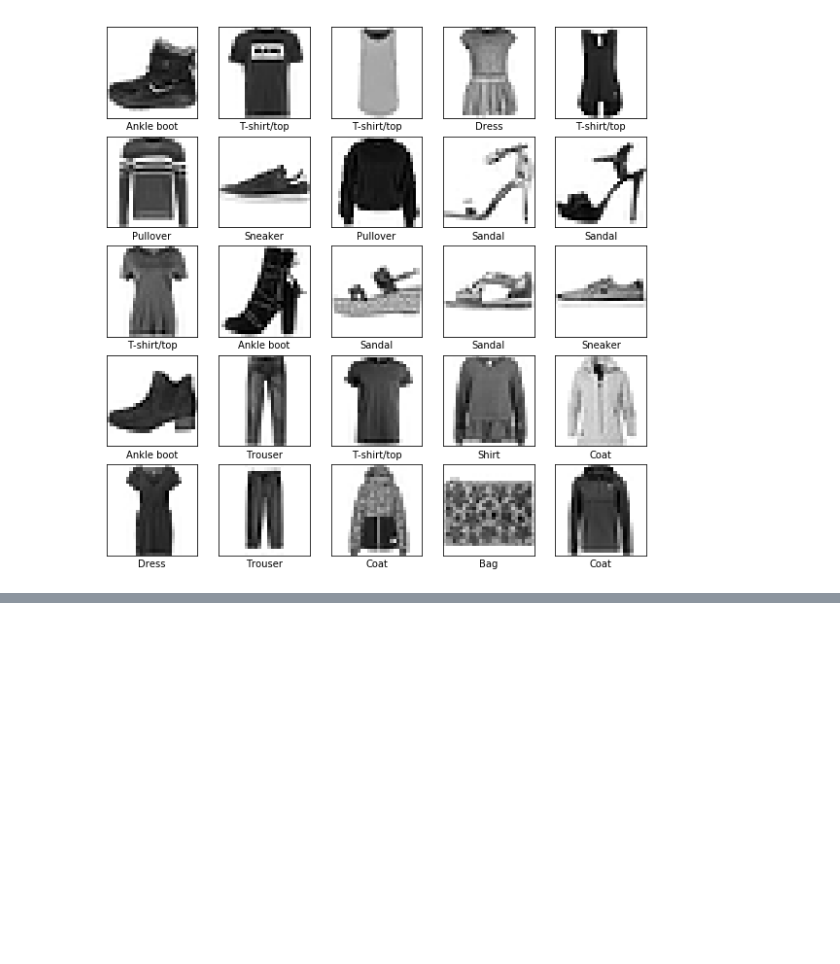
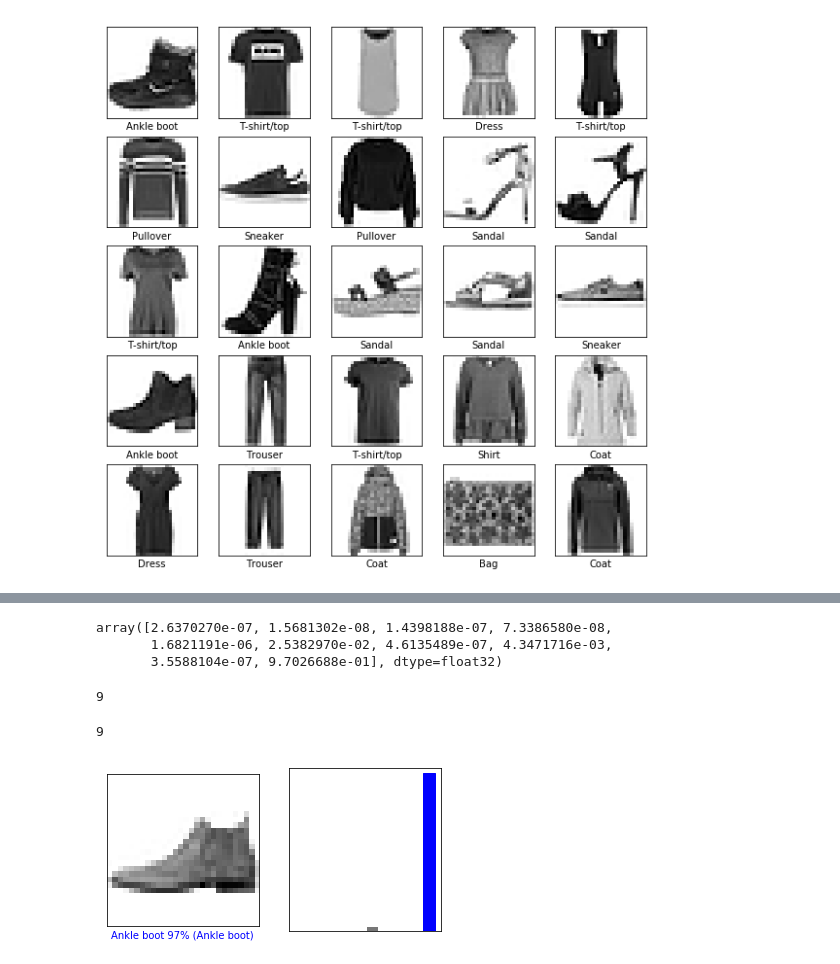
Before and after one commit to rahiakela/keras-projects, a Jupyter notebook: keras-tensor-flow-integration/tensorflow-fashion-items-classification.ipynb, the cells around one changed output, grey strips where cells are left out. Drawn from its saved outputs; the diff is of its cells as text; code cells hidden in the pictures; blank space fills up the shorter version.

```diff
--- a/keras-tensor-flow-integration/tensorflow-fashion-items-classification.ipynb
+++ b/keras-tensor-flow-integration/tensorflow-fashion-items-classification.ipynb
@@ -237,3 +241,73 @@ Overfitting is when a machine learning model performs worse on new data than on
 #######################################
 #      Make predictions
 #######################################
+"""
+With the model trained, we can use it to make predictions about some images.
+"""
+predictions = model.predict(test_images)
+
+"""
+Here, the model has predicted the label for each image in the testing set. Let's take a look at the first prediction:
+"""
+predictions[0]
+# %% [output]
+array([2.6370270e-07, 1.5681302e-08, 1.4398188e-07, 7.3386580e-08,
+       1.6821191e-06, 2.5382970e-02, 4.6135489e-07, 4.3471716e-03,
+       3.5588104e-07, 9.7026688e-01], dtype=float32)
+# %%
+"""
+A prediction is an array of 10 numbers. These describe the "confidence" of the model that the image corresponds
+to each of the 10 different articles of clothing. We can see which label has the highest confidence value
+"""
+np.argmax(predictions[0])
+# %% [output]
+9
+# %%
+"""
+So the model is most confident that this image is an ankle boot, or class_names[9].
+And we can check the test label to see this is correct:
+"""
+test_labels[0]
+# %% [output]
+9
+# %%
+# We can graph this to look at the full set of 10 channels
+
+def plot_image(i, predictions_array, true_label, img):
+  predictions_array, true_label, img = predictions_array[i], true_label[i], img[i]
+  plt.grid(False)
+  plt.xticks([])
+  plt.yticks([])
+
+  plt.imshow(img, cmap=plt.cm.binary)
+
+  predicted_label = np.argmax(predictions_array)
+  if predicted_label == true_label:
+    color = 'blue'
+  else:
+    color = 'red'
+
+  plt.xlabel("{} {:2.0f}% ({})".format(class_names[predicted_label], 100*np.max(predictions_array), class_names[true_label]), color=color)
+
+def plot_value_array(i, predictions_array, true_label):
+  predictions_array, true_label = predictions_array[i], true_label[i]
+  plt.grid(False)
+  plt.xticks([])
+  plt.yticks([])
+  thisplot = plt.bar(range(10), predictions_array, color='#777777')
+  plt.ylim([0, 1])
+  predicted_label = np.argmax(predictions_array)
+
+  thisplot[predicted_label].set_color('red')
+  thisplot[true_label].set_color('blue')
+# %%
+# Let's look at the 0th image, predictions, and prediction array
+i = 0
+plt.figure(figsize=(6, 3))
+plt.subplot(1, 2, 1)
+plot_image(i, predictions, test_labels, test_images)
+plt.subplot(1, 2, 2)
+plot_value_array(i, predictions, test_labels)
+plt.show()
+# %% [output]
+[figure, added]
```
Also changed, not shown: parts of 13 cells of this notebook.
